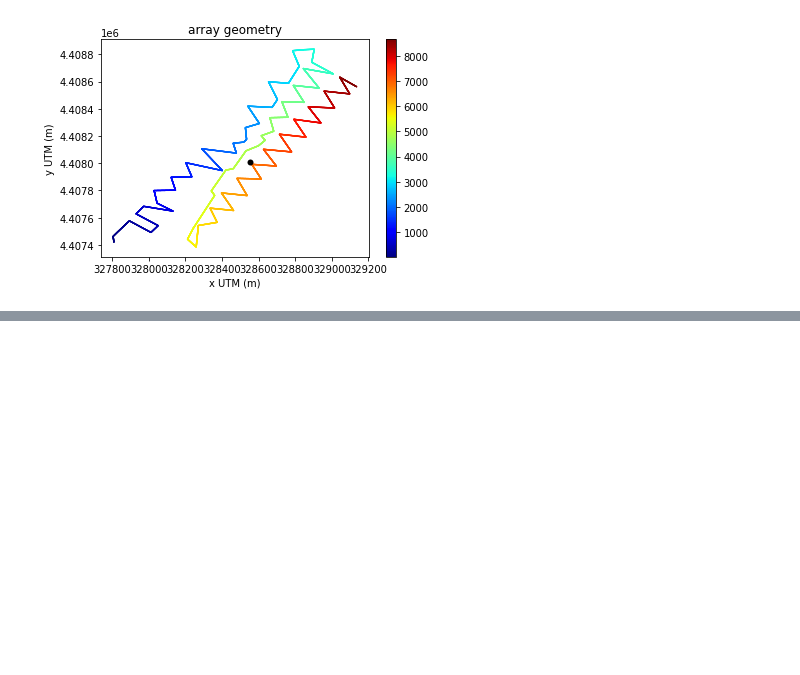
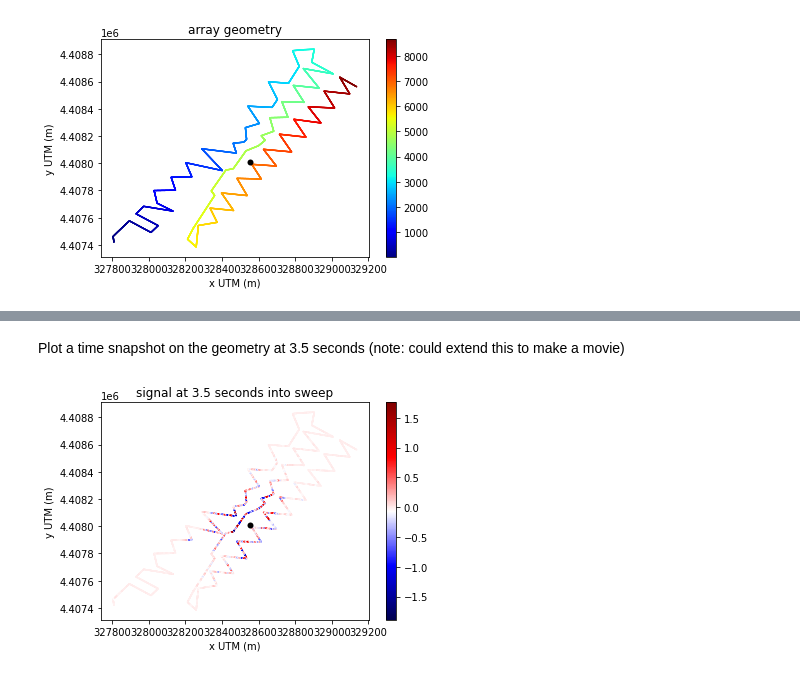
Before and after one commit to DAS-RCN/IntroToDASData, a Jupyter notebook: BradyHotSprings.ipynb, the cells around one changed output, grey strips where cells are left out. Cells and saved outputs as stored; diff of their text form; code cells hidden in the pictures; blank space fills up the shorter version.

```diff
--- a/BradyHotSprings.ipynb
+++ b/BradyHotSprings.ipynb
@@ -116,0 +183,14 @@ plt.show()
+# %% [markdown]
+Plot a time snapshot on the geometry at 3.5 seconds (note: could extend this to make a movie)
+# %%
+time = 3.5 # in seconds
+timeID = int(time*samplesPerSecond)
+plt.scatter(x,y,c=data[:,timeID],linewidth=0,s=2,cmap='seismic')
+plt.colorbar()
+plt.xlabel('x UTM (m)')
+plt.ylabel('y UTM (m)')
+plt.title('signal at '+str(time)+' seconds into sweep')
+plt.scatter(srcX,srcY,c='k',linewidth=0)
+plt.show()
+# %% [output]
+[figure, added]
```
Also changed, not shown: parts of 8 cells of this notebook.
